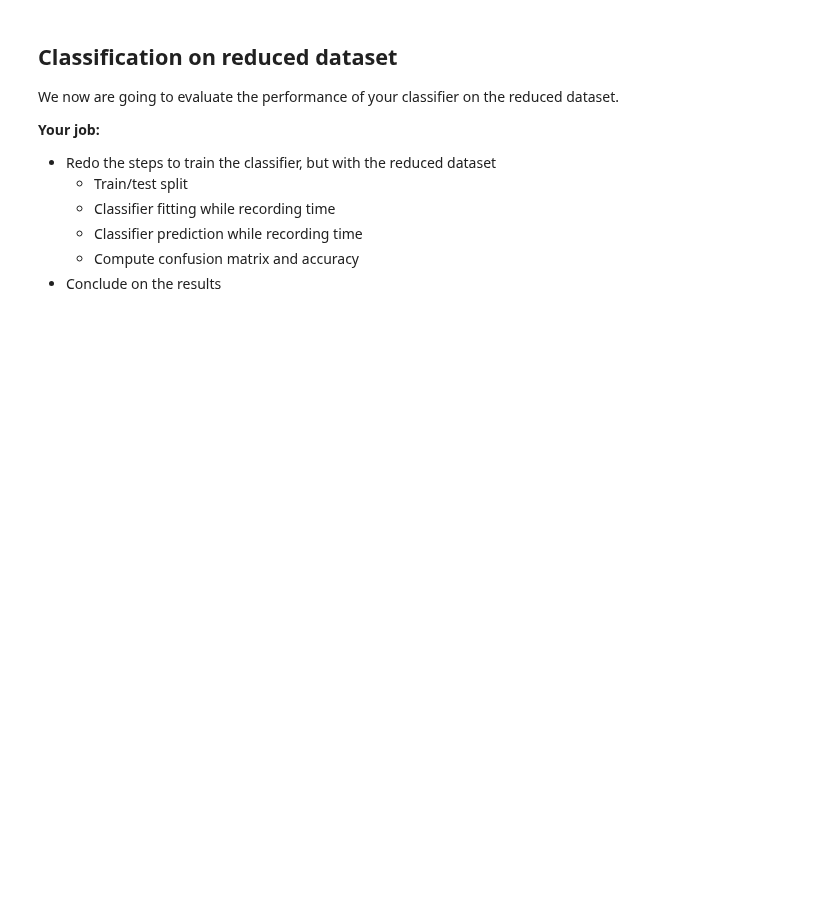
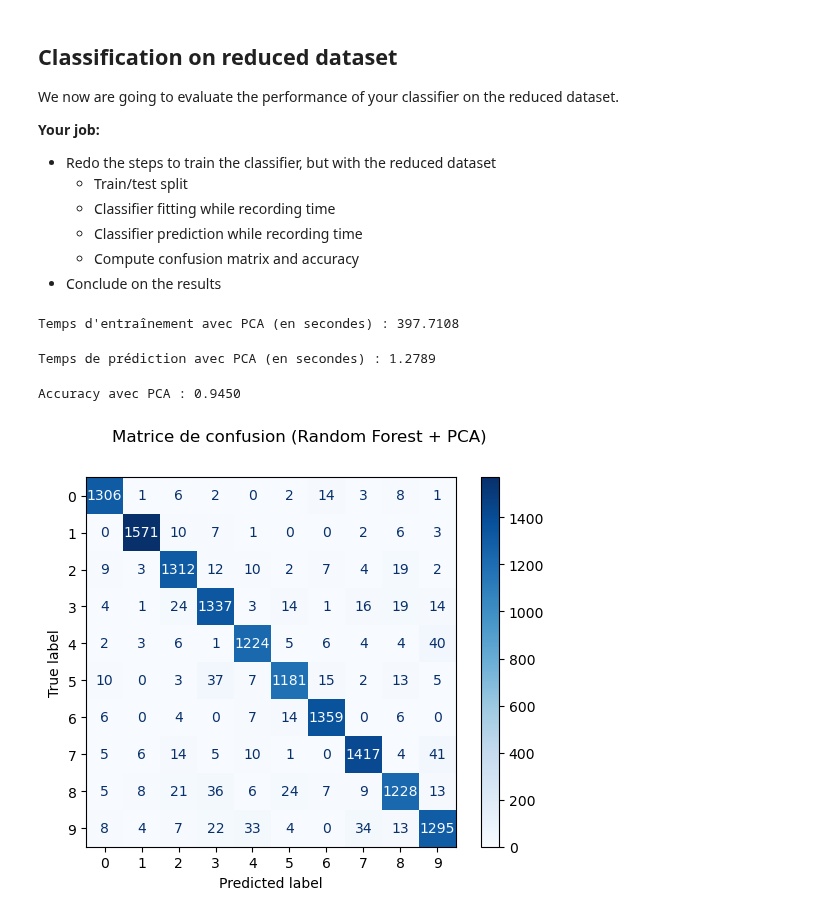
Before and after one commit to Xxxxr096/Project_maching_learning, a Jupyter notebook: part2_unsupervised_learning/2_dimensionality_reduction/dimensionality_reduction_mnist.ipynb, the cells around one changed output. Cells and saved outputs as stored; diff of their text form; code cells hidden in the pictures; blank space fills up the shorter version.

```diff
--- a/part2_unsupervised_learning/2_dimensionality_reduction/dimensionality_reduction_mnist.ipynb
+++ b/part2_unsupervised_learning/2_dimensionality_reduction/dimensionality_reduction_mnist.ipynb
@@ -127,3 +200,36 @@ We now are going to evaluate the performance of your classifier on the reduced d
     - Classifier prediction while recording time
     - Compute confusion matrix and accuracy
 - Conclude on the results
+# %%
+# Séparation des données réduites
+X_train_pca, X_test_pca, y_train_pca, y_test_pca = train_test_split(
+    X_pca, y, test_size=0.2, random_state=42)
+# %%
+clf_pca = RandomForestClassifier(n_estimators=100, random_state=42)
+# %%
+start_time_train_pca = time.time()
+clf_pca.fit(X_train_pca, y_train_pca)
+end_time_train_pca = time.time()
+training_time_pca = end_time_train_pca - start_time_train_pca
+print(f"Temps d'entraînement avec PCA (en secondes) : {training_time_pca:.4f}")
+# %% [output]
+Temps d'entraînement avec PCA (en secondes) : 397.7108
+# %%
+start_time_pred_pca = time.time()
+y_pred_pca = clf_pca.predict(X_test_pca)
+end_time_pred_pca = time.time()
+prediction_time_pca = end_time_pred_pca - start_time_pred_pca
+print(f"Temps de prédiction avec PCA (en secondes) : {prediction_time_pca:.4f}")
+# %% [output]
+Temps de prédiction avec PCA (en secondes) : 1.2789
+# %%
+accuracy_pca = accuracy_score(y_test_pca, y_pred_pca)
+print(f"Accuracy avec PCA : {accuracy_pca:.4f}")
+# %% [output]
+Accuracy avec PCA : 0.9450
+# %%
+disp_pca = ConfusionMatrixDisplay.from_predictions(y_test_pca, y_pred_pca, cmap='Blues')
+disp_pca.figure_.suptitle("Matrice de confusion (Random Forest + PCA)")
+plt.show()
+# %% [output]
+[figure, added]
```
Also changed, not shown: parts of 11 cells of this notebook.
